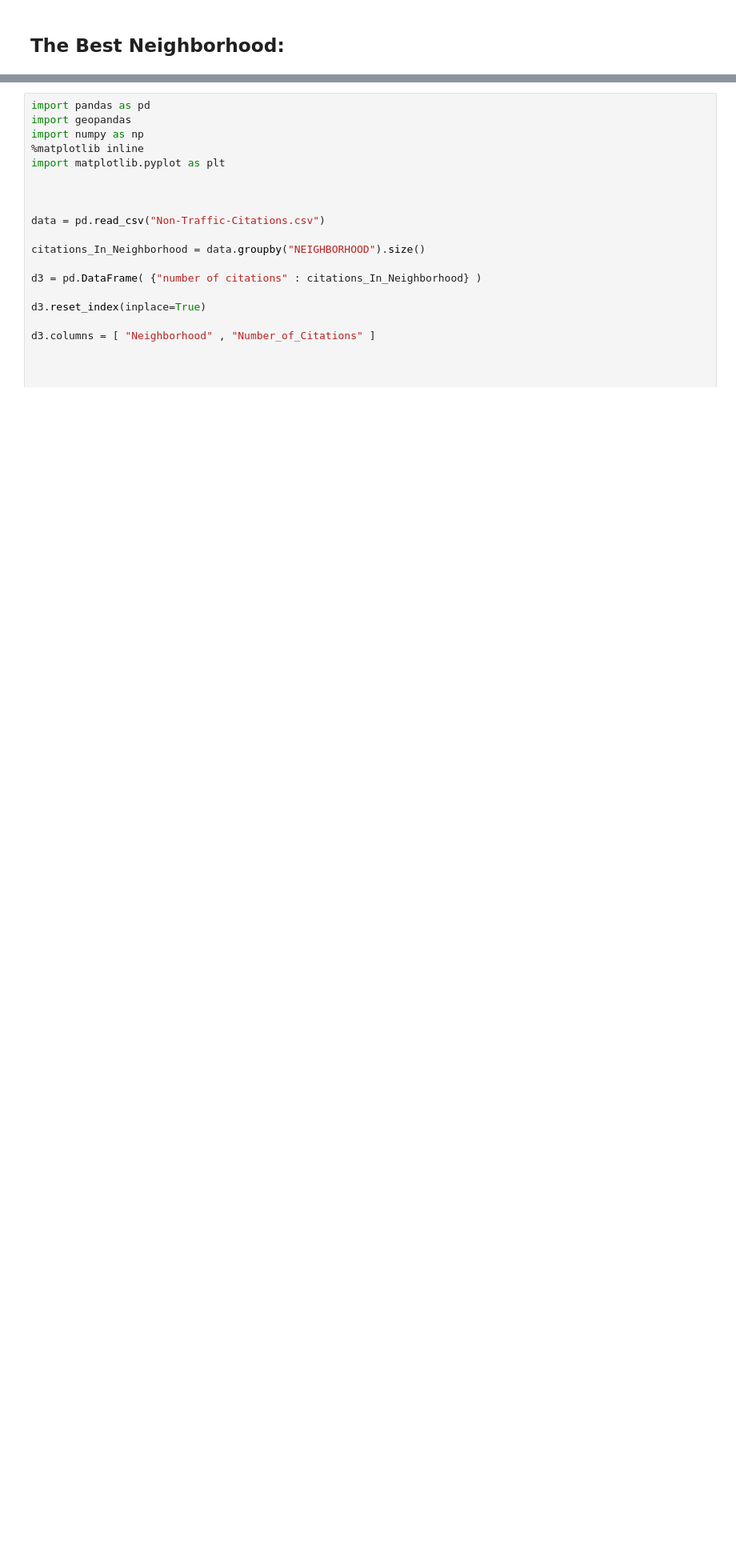
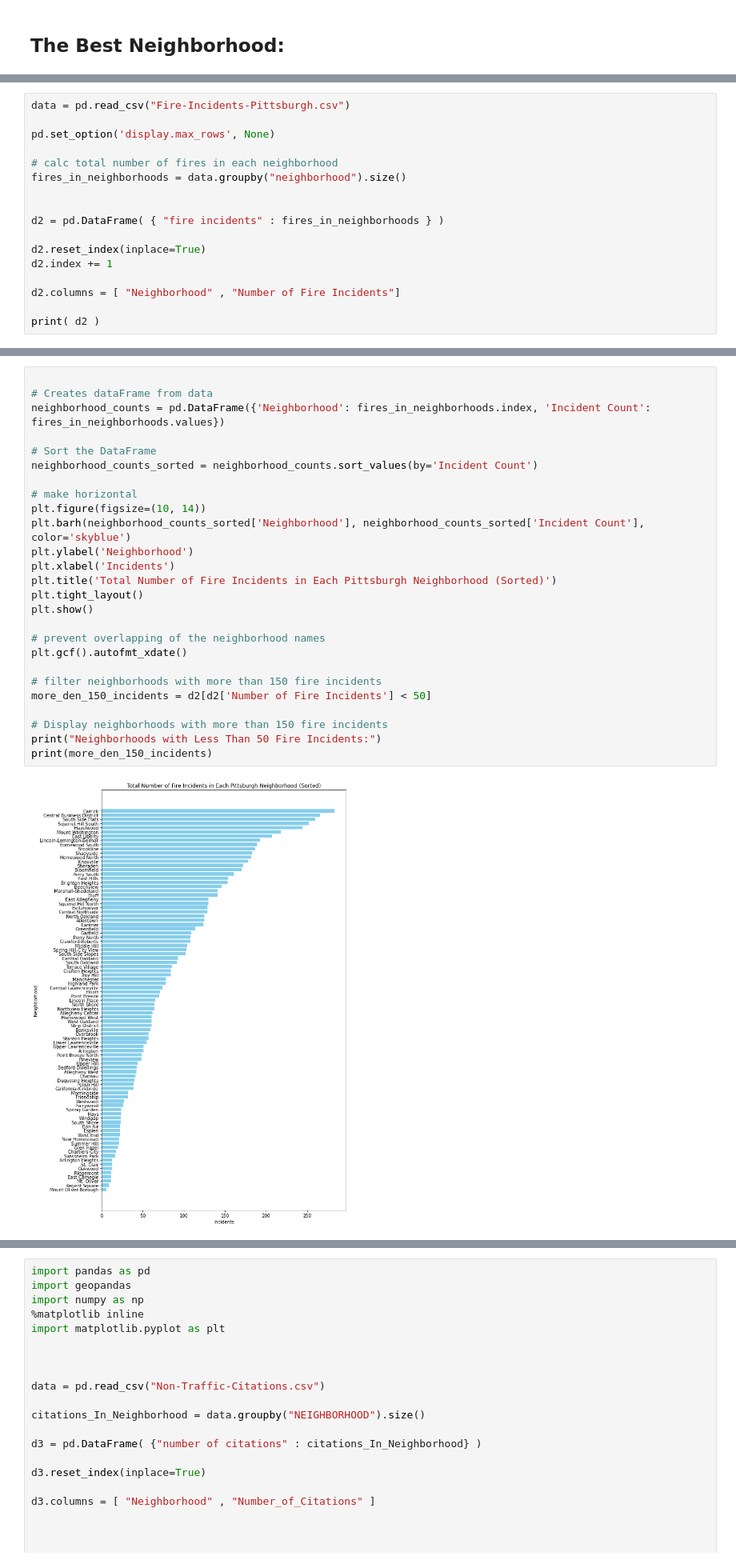
Before and after one commit to nischal2005/Big-Ideas-Final-Project-, a Jupyter notebook: Final-Report-Notebook.ipynb, the cells around one changed output, grey strips where cells are left out. Shown at 80% size. Cells and saved outputs as stored; diff of their text form; blank space fills up the shorter version.

```diff
--- a/Final-Report-Notebook.ipynb
+++ b/Final-Report-Notebook.ipynb
@@ -66,0 +79,17 @@ In terms of Fire Incidents -
+# %%
+data = pd.read_csv("Fire-Incidents-Pittsburgh.csv")
+
+pd.set_option('display.max_rows', None)
+
+# calc total number of fires in each neighborhood
+fires_in_neighborhoods = data.groupby("neighborhood").size()
+
+
+d2 = pd.DataFrame( { "fire incidents" : fires_in_neighborhoods } )
+
+d2.reset_index(inplace=True)
+d2.index += 1
+
+d2.columns = [ "Neighborhood" , "Number of Fire Incidents"]
+
+print( d2 )
@@ -66,0 +116,28 @@ In terms of Fire Incidents -
+# %%
+
+# Creates dataFrame from data
+neighborhood_counts = pd.DataFrame({'Neighborhood': fires_in_neighborhoods.index, 'Incident Count': fires_in_neighborhoods.values})
+
+# Sort the DataFrame
+neighborhood_counts_sorted = neighborhood_counts.sort_values(by='Incident Count')
+
+# make horizontal
+plt.figure(figsize=(10, 14))
+plt.barh(neighborhood_counts_sorted['Neighborhood'], neighborhood_counts_sorted['Incident Count'], color='skyblue')
+plt.ylabel('Neighborhood')
+plt.xlabel('Incidents')
+plt.title('Total Number of Fire Incidents in Each Pittsburgh Neighborhood (Sorted)')
+plt.tight_layout()
+plt.show()
+
+# prevent overlapping of the neighborhood names
+plt.gcf().autofmt_xdate()
+
+# filter neighborhoods with more than 150 fire incidents
+more_den_150_incidents = d2[d2['Number of Fire Incidents'] < 50]
+
+# Display neighborhoods with more than 150 fire incidents
+print("Neighborhoods with Less Than 50 Fire Incidents:")
+print(more_den_150_incidents)
+# %% [output]
+[figure, added]
```
Also changed, not shown: parts of 29 cells of this notebook, 4 other files.
